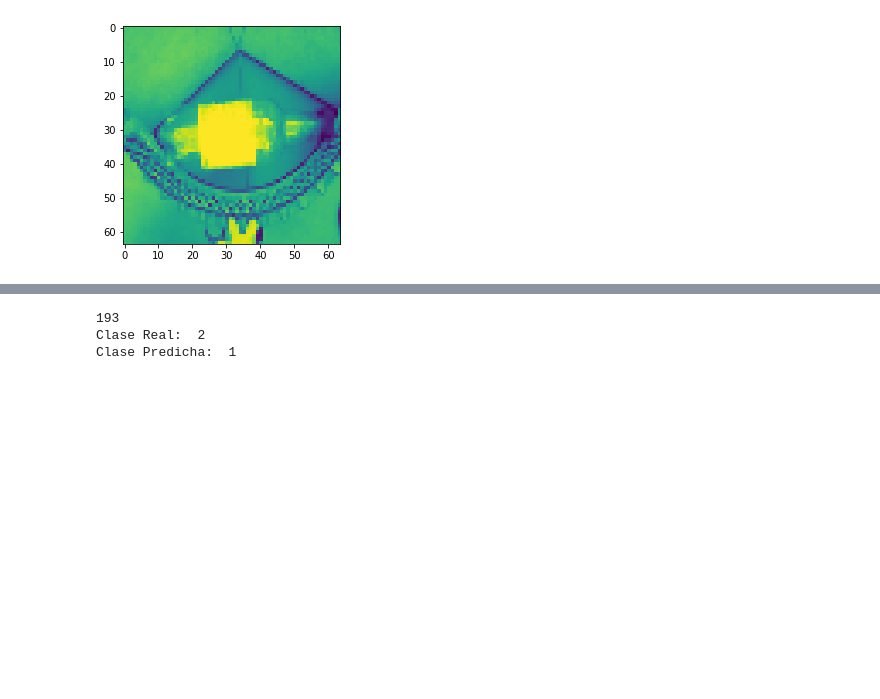
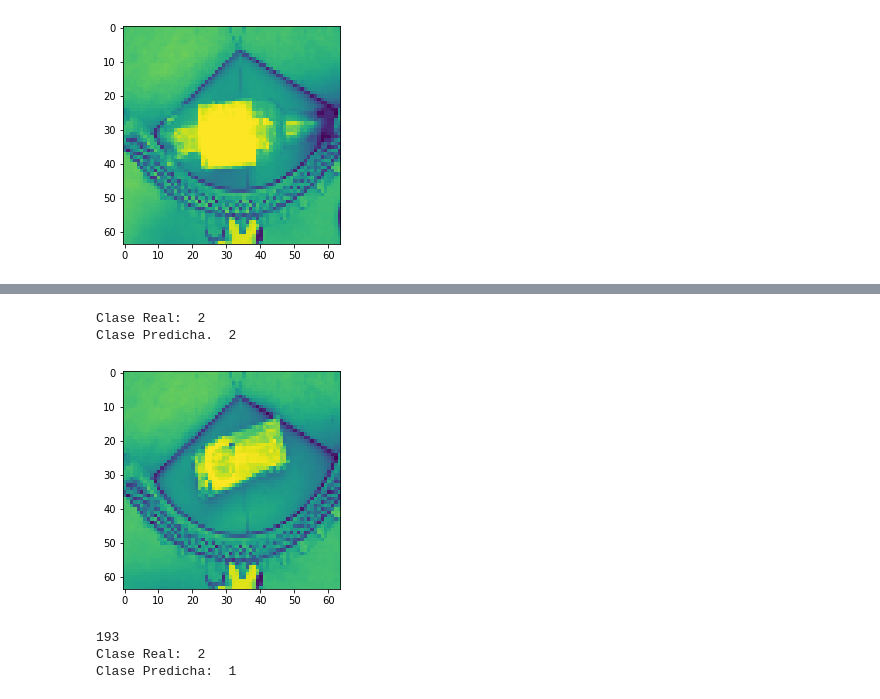
Before and after one commit to CubelliJ/BP_ClasificadorResiduos, a Jupyter notebook: Model4.ipynb, the cells around one changed output, grey strips where cells are left out. Cells and saved outputs as stored; diff of their text form; code cells hidden in the pictures; blank space fills up the shorter version.

```diff
--- a/Model4.ipynb
+++ b/Model4.ipynb
@@ -257,3 +257,9 @@ Clase Predicha.  1
+# %%
+show_img_results(model, X_test, y_test, 195)
+# %% [output]
+Clase Real:  2
+Clase Predicha.  2
+[figure, added]
 # %%
 def show_misclassifications(classifier, Data, label):
     for i in range(len(Data)):
```
Also changed, not shown: parts of 1 cell of this notebook.
